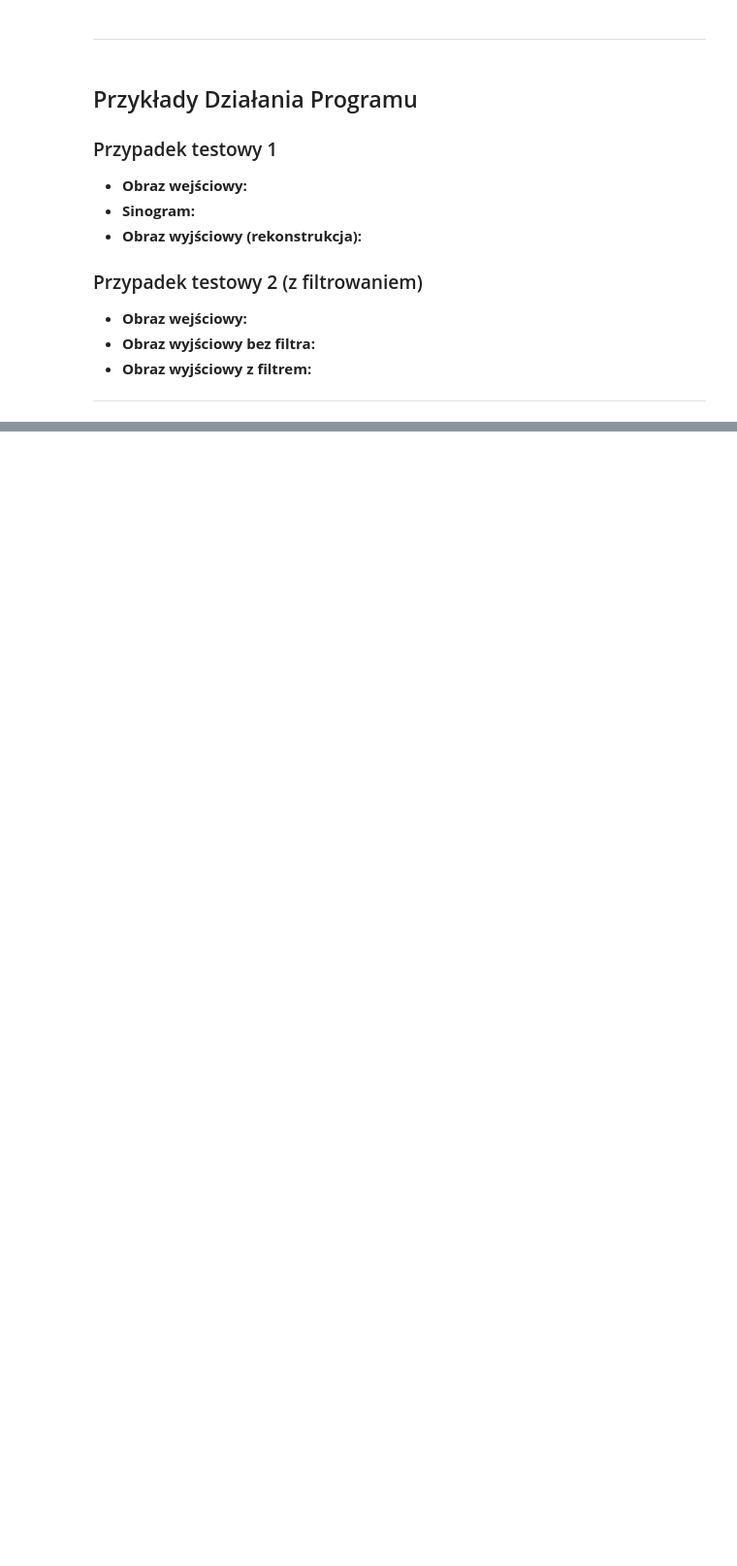
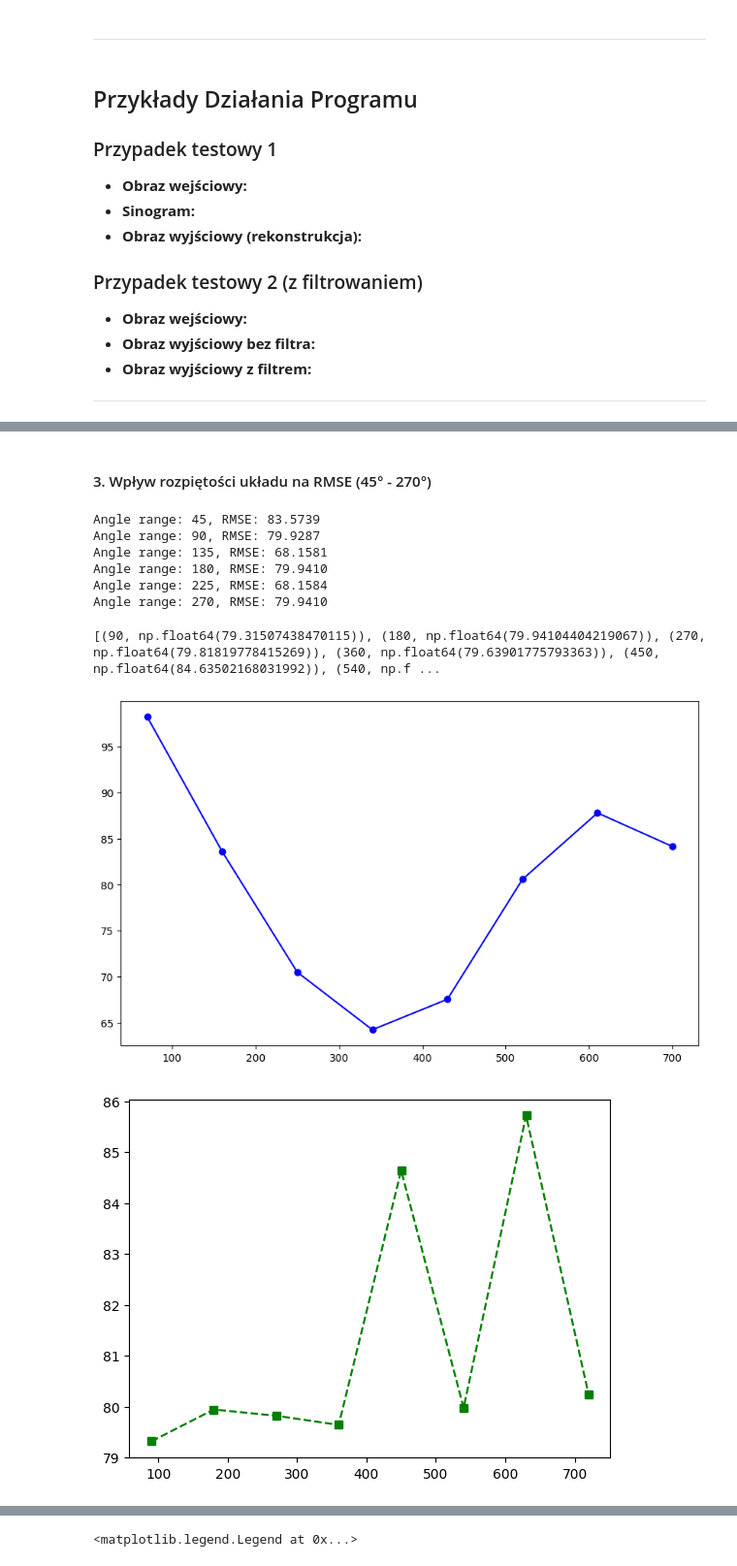
Before and after one commit to viatrix17/Symulacja-Tomografu, a Jupyter notebook: symulacja_tomografu.ipynb, the cells around one changed output, grey strips where cells are left out. Shown at 97% size. Drawn from its saved outputs; the diff is of its cells as text; code cells hidden in the pictures; blank space fills up the shorter version.

Commit message:
Basic statistical analysis conducted (#7)

```diff
--- a/symulacja_tomografu.ipynb
+++ b/symulacja_tomografu.ipynb
@@ -429,0 +386,2 @@ plt.imshow(ds.pixel_array,cmap=plt.cm.Greys_r)
+# %%
+stat_analysis = {"detectors": [], "scans": [], "angles": []}
@@ -429,0 +425,3 @@ plt.imshow(ds.pixel_array,cmap=plt.cm.Greys_r)
+# %%
+for d, r in stat_analysis["detectors"]:
+    print(f"{d:<15} | {r:<10.4f}")
@@ -429,0 +462,67 @@ plt.imshow(ds.pixel_array,cmap=plt.cm.Greys_r)
+# %% [markdown]
+#### 3. Wpływ rozpiętości układu na RMSE (45° - 270°)
+# %%
+for angle_range in range(45,271,45):
+    angle = angle_range/2
+    sinogram = custom_radon(image, angle=angle)
+    output_raw = reverse_radon(sinogram, image.shape[0], image.shape[1], angle=angle)
+
+    out_min, out_max = output_raw.min(), output_raw.max()
+    if out_max > out_min:
+        output_ready = (output_raw - out_min) / (out_max - out_min) * 255
+    else:
+        output_ready = output_raw
+
+    rmse = np.sqrt(mean_squared_error(image, output_ready))
+    print(f"Angle range: {angle_range}, RMSE: {rmse:.4f}")
+    stat_analysis["angles"].append((angle_range, rmse))
+# %% [output]
+Angle range: 45, RMSE: 83.5739
+Angle range: 90, RMSE: 79.9287
+Angle range: 135, RMSE: 68.1581
+Angle range: 180, RMSE: 79.9410
+Angle range: 225, RMSE: 68.1584
+Angle range: 270, RMSE: 79.9410
+# %%
+print(stat_analysis["scans"])
+# %% [output]
+[(90, np.float64(79.31507438470115)), (180, np.float64(79.94104404219067)), (270, np.float64(79.81819778415269)), (360, np.float64(79.63901775793363)), (450, np.float64(84.63502168031992)), (540, np.f ...
+# %%
+import matplotlib.pyplot as plt
+
+x_det = []
+y_det = []
+x_scan = []
+y_scan = []
+x_ang = []
+y_ang = []
+
+for d, r in stat_analysis["detectors"]:
+    x_det.append(d)
+    y_det.append(r)
+
+for d, r in stat_analysis["scans"]:
+    x_scan.append(d)
+    y_scan.append(r)
+
+for d, r in stat_analysis["angles"]:
+    x_ang.append(d)
+    y_ang.append(r)
+
+plt.figure(figsize=(10, 6))
+
+# Rysowanie trzech wykresów
+plt.title('Porównanie wyników RMSE dla różnych parametrów', fontsize=14)
+plt.plot(x_det, y_det, label='RMSE w zależnosci od liczby skanów', marker='o', color='blue', linestyle='-')
+plt.show()
+plt.plot(x_scan, y_scan, label='RMSE w zależnosci od liczby detektorów', marker='s', color='green', linestyle='--')
+plt.show()
+plt.plot(x_ang, y_ang, label='RMSE w zależnosci od liczby rozpiętości kątowej', marker='^', color='red', linestyle=':')
+plt.show()
+
+plt.ylabel('Wartość RMSE', fontsize=12)
+plt.grid(True, linestyle='--', alpha=0.7)
+plt.legend()
+# %% [output]
+[figure, added]
+[figure, added]
@@ -429,0 +530 @@ plt.imshow(ds.pixel_array,cmap=plt.cm.Greys_r)
+<matplotlib.legend.Legend at 0x...>
```
Also changed, not shown: parts of 29 cells of this notebook.
